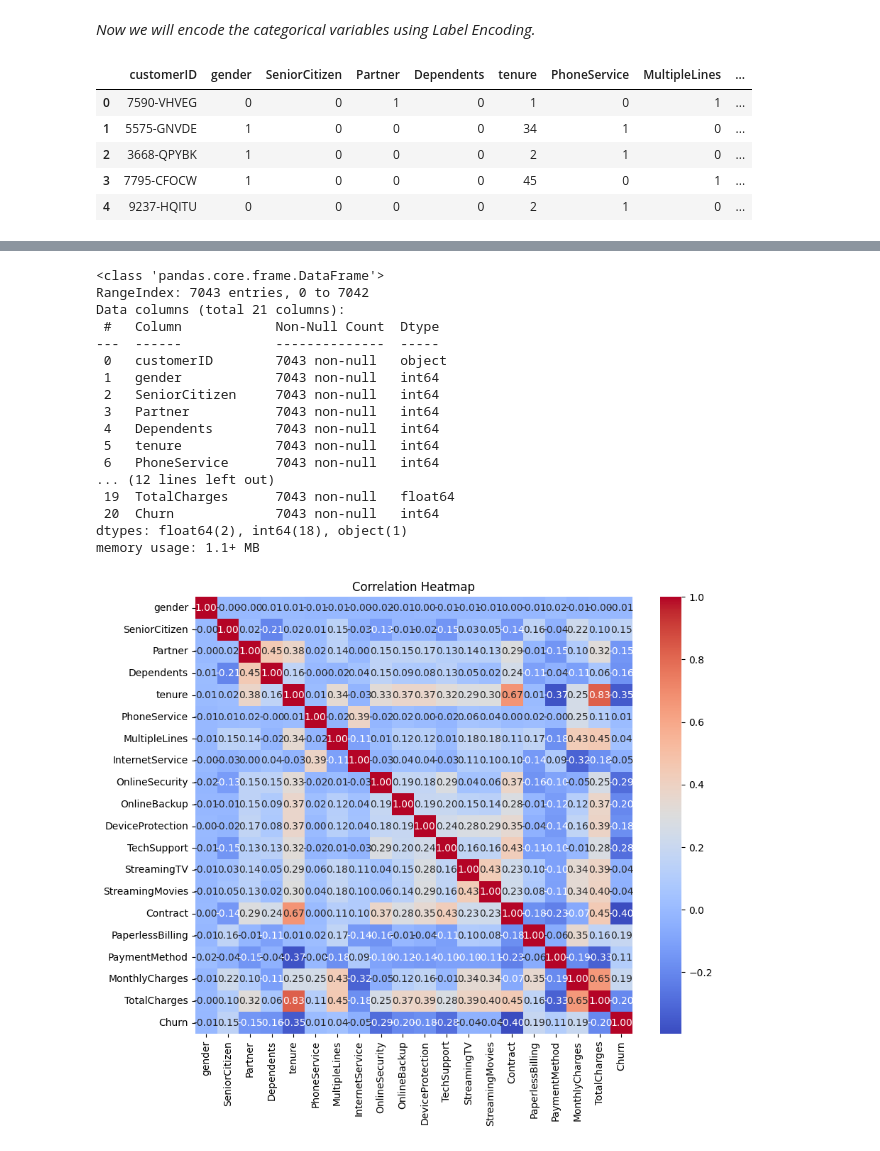
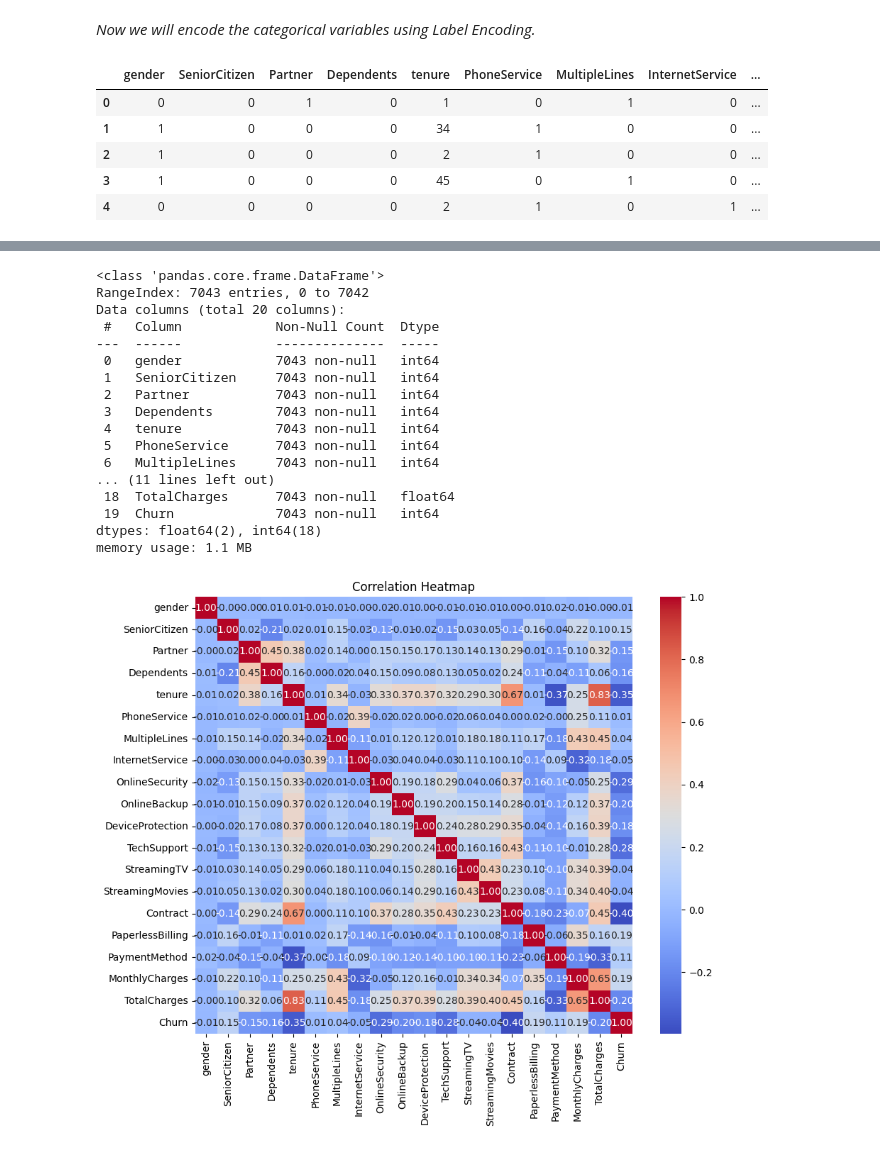
Before and after one commit to striversahil/DS_Practice, a Jupyter notebook: 01_churn_prediction/EDA.ipynb, the cells around one changed output, grey strips where cells are left out. Cells and saved outputs as stored; diff of their text form; code cells hidden in the pictures.

```diff
--- a/01_churn_prediction/EDA.ipynb
+++ b/01_churn_prediction/EDA.ipynb
@@ -46,6 +48,7 @@ dtypes: float64(1), int64(2), object(18)
 memory usage: 1.1+ MB
 # %%
 df["TotalCharges"] = pd.to_numeric(df["TotalCharges"], errors='coerce')
+df = df.drop(columns=["customerID"], axis=1)
 # %%
 df.isna().sum()
 # %% [output]
@@ -75,26 +78,25 @@ _Now we will encode the categorical variables using Label Encoding._
 # %%
 le = LabelEncoder()
 
 # Ecoding categorical columns using Label Encoding
 def encode_categorical_columns(df: pd.DataFrame, columns: List[str]) -> pd.DataFrame:
     for col in columns:
         if df[col].dtype == 'object':
             df[col] = le.fit_transform(df[col])
     return df
 
 categorical_column = df.select_dtypes(include="object").columns.tolist()
-categorical_column.remove('customerID')  # Exclude 'customerID' from encoding
 
 df = encode_categorical_columns(df, categorical_column)
 
 df.head()
 # %% [output]
-|  | customerID | gender | SeniorCitizen | Partner | Dependents | tenure | PhoneService | MultipleLines | ... |
-| 0 | 7590-VHVEG | 0 | 0 | 1 | 0 | 1 | 0 | 1 | ... |
-| 1 | 5575-GNVDE | 1 | 0 | 0 | 0 | 34 | 1 | 0 | ... |
-| 2 | 3668-QPYBK | 1 | 0 | 0 | 0 | 2 | 1 | 0 | ... |
-| 3 | 7795-CFOCW | 1 | 0 | 0 | 0 | 45 | 0 | 1 | ... |
-| 4 | 9237-HQITU | 0 | 0 | 0 | 0 | 2 | 1 | 0 | ... |
+|  | gender | SeniorCitizen | Partner | Dependents | tenure | PhoneService | MultipleLines | InternetService | ... |
+| 0 | 0 | 0 | 1 | 0 | 1 | 0 | 1 | 0 | ... |
+| 1 | 1 | 0 | 0 | 0 | 34 | 1 | 0 | 0 | ... |
+| 2 | 1 | 0 | 0 | 0 | 2 | 1 | 0 | 0 | ... |
+| 3 | 1 | 0 | 0 | 0 | 45 | 0 | 1 | 0 | ... |
+| 4 | 0 | 0 | 0 | 0 | 2 | 1 | 0 | 1 | ... |
 # %%
 df.describe()
 # %% [output]
@@ -128,21 +130,21 @@ df.info()
 # %% [output]
 <class 'pandas.core.frame.DataFrame'>
 RangeIndex: 7043 entries, 0 to 7042
-Data columns (total 21 columns):
+Data columns (total 20 columns):
  #   Column            Non-Null Count  Dtype
 ---  ------            --------------  -----
- 0   customerID        7043 non-null   object
- 1   gender            7043 non-null   int64
- 2   SeniorCitizen     7043 non-null   int64
- 3   Partner           7043 non-null   int64
- 4   Dependents        7043 non-null   int64
- 5   tenure            7043 non-null   int64
- 6   PhoneService      7043 non-null   int64
-... (12 lines left out)
- 19  TotalCharges      7043 non-null   float64
- 20  Churn             7043 non-null   int64
-dtypes: float64(2), int64(18), object(1)
-memory usage: 1.1+ MB
+ 0   gender            7043 non-null   int64
+ 1   SeniorCitizen     7043 non-null   int64
+ 2   Partner           7043 non-null   int64
+ 3   Dependents        7043 non-null   int64
+ 4   tenure            7043 non-null   int64
+ 5   PhoneService      7043 non-null   int64
+ 6   MultipleLines     7043 non-null   int64
+... (11 lines left out)
+ 18  TotalCharges      7043 non-null   float64
+ 19  Churn             7043 non-null   int64
+dtypes: float64(2), int64(18)
+memory usage: 1.1 MB
 # %%
 def correlation_heatmap(df: pd.DataFrame, figsize: Union[tuple, None] = (10, 8)) -> None:
     """
```
Also changed, not shown: parts of 5 cells of this notebook, 6 other files.
